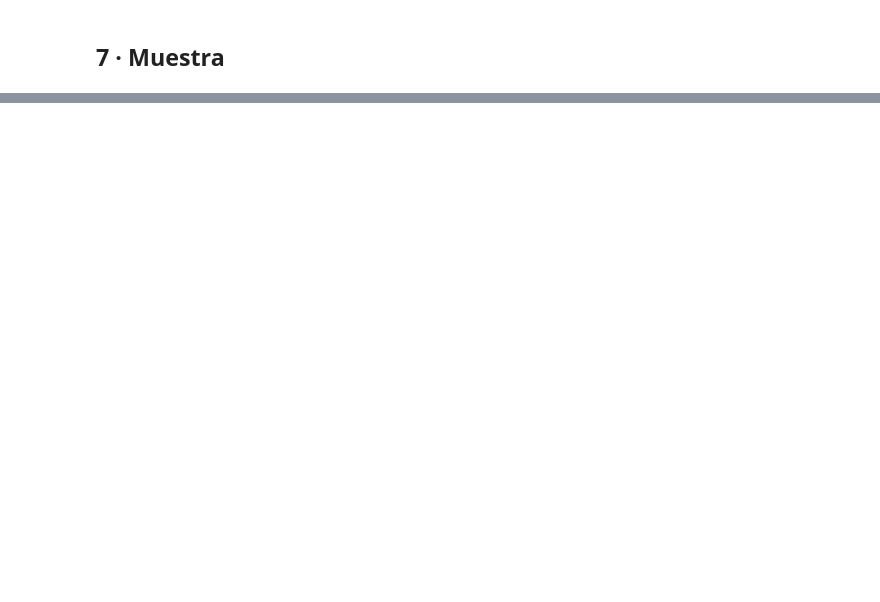
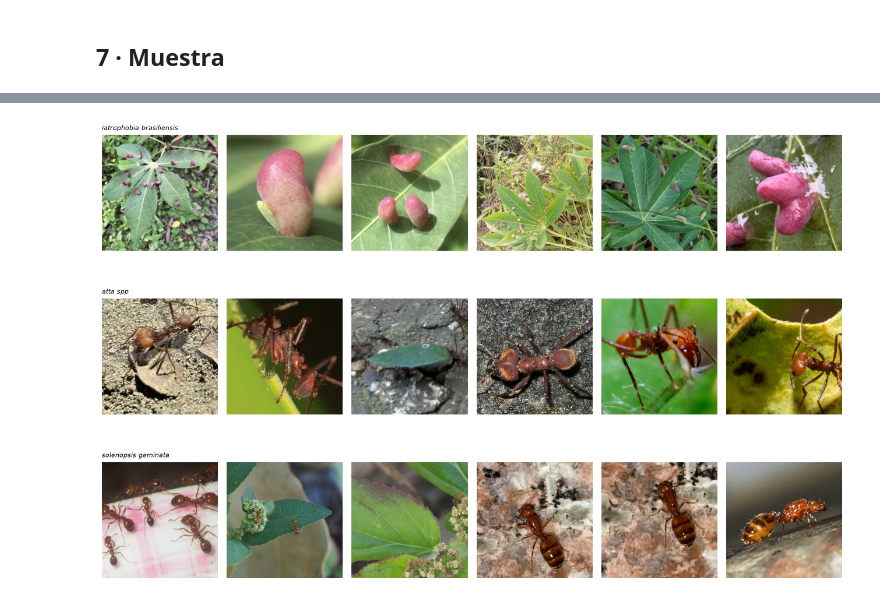
Before and after one commit to santiagoortizc/InsectDataset, a Jupyter notebook: 03_eda.ipynb, the cells around one changed output, grey strips where cells are left out. Cells and saved outputs as stored; diff of their text form; code cells hidden in the pictures; blank space fills up the shorter version.

```diff
--- a/03_eda.ipynb
+++ b/03_eda.ipynb
@@ -170,0 +283,15 @@ plt.show()
+# %%
+# clases donde la caja puede encuadrar la planta o la colonia en vez del insecto
+REVISAR = ("iatrophobia_brasiliensis", "atta_spp",
+           "solenopsis_geminata")
+
+fig, ejes = plt.subplots(len(REVISAR), 6, figsize=(13, 9))
+for fila, especie in zip(ejes, REVISAR):
+    for ax, archivo in zip(fila, manifiesto["reparto"][especie]["train"][:6]):
+        ax.imshow(plt.imread(PROCESADO / especie / archivo))
+        ax.axis("off")
+    fila[0].set_title(especie.replace("_", " "), fontsize=8, style="italic", loc="left")
+fig.tight_layout()
+plt.show()
+# %% [output]
+[figure, added]
```
Also changed, not shown: parts of 11 cells of this notebook, 14 other files.
